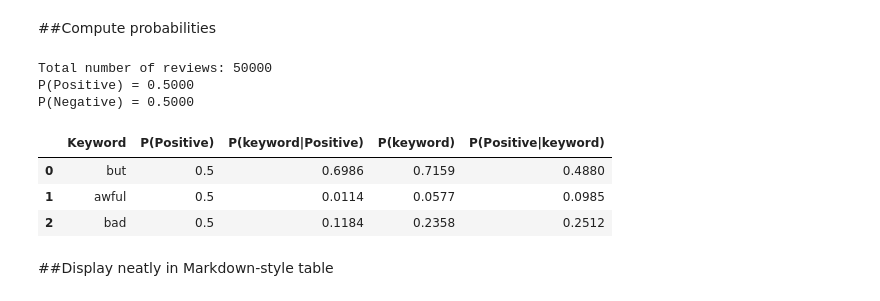
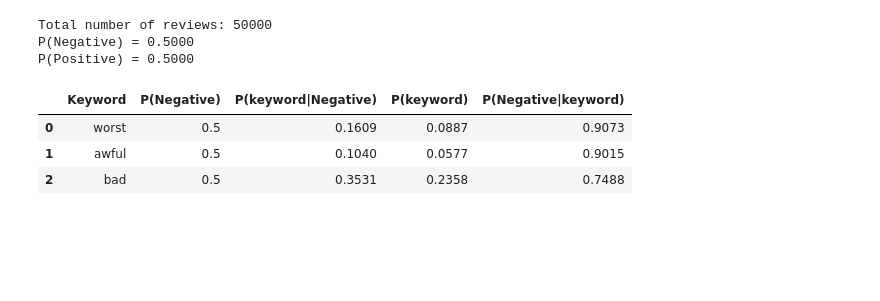
Before and after one commit to davidbirenzi/Formative-3, a Jupyter notebook: Bayesian-Probability.ipynb, the cells around one changed output. Saved outputs shown, nothing was run; the diff lists cells and outputs as text; code cells hidden in the pictures; blank space fills up the shorter version.

```diff
--- a/Bayesian Probability.ipynb
+++ b/Bayesian-Probability.ipynb
@@ -73,63 +54,51 @@ df["review"] = df["review"].str.lower()
 # %%
 keywords = ["worst", "awful", "bad"]
-# %% [markdown]
-##Compute probabilities
+# %%
+N = len(df)
+p_negative = len(df[df["sentiment"] == "negative"]) / N
+p_positive = 1 - p_negative
+
+print(f"Total number of reviews: {N}")
+print(f"P(Negative) = {p_negative:.4f}")
+print(f"P(Positive) = {p_positive:.4f}")
+# %% [output]
+Total number of reviews: 50000
+P(Negative) = 0.5000
+P(Positive) = 0.5000
 # %%
-# Total number of reviews
-N = len(df)
-
-# Prior probability (Determine the probability of a review being positive)
-p_positive = len(df[df["sentiment"] == "positive"]) / N
-p_negative = 1 - p_positive
-
-print(f"Total number of reviews: {N}")
-print(f"P(Positive) = {p_positive:.4f}")
-print(f"P(Negative) = {p_negative:.4f}")
-
-
-import numpy as np
-
-keywords = ["but", "awful", "bad"]
 results = []
 
-# For each keyword
 for kw in keywords:
-    # Check which reviews contain the keyword
+    # Reviews containing the keyword
     contains_kw = df["review"].str.contains(rf"\b{kw}\b", regex=True, case=False, na=False)
 
-
-    # Marginal probability P(keyword) Probability of the keyword appearing in a reviw
+    # Marginal probability P(keyword)
     p_kw = contains_kw.mean()
 
-    # Likelihood P(keyword|Positive)
-    p_kw_given_pos = (
-        df[contains_kw & (df["sentiment"] == "positive")].shape[0]
-        / df[df["sentiment"] == "positive"].shape[0]
+    # Likelihood P(keyword | Negative)
+    p_kw_given_neg = (
+        df[contains_kw & (df["sentiment"] == "negative")].shape[0]
+        / df[df["sentiment"] == "negative"].shape[0]
     )
 
-    # Using Bayes' Theorem
+    # Posterior: P(Negative | keyword) using Bayes' theorem
     if p_kw > 0:
-        p_pos_given_kw = (p_kw_given_pos * p_positive) / p_kw
+        p_neg_given_kw = (p_kw_given_neg * p_negative) / p_kw
     else:
-        p_pos_given_kw = np.nan
+        p_neg_given_kw = np.nan
 
     results.append({
         "Keyword": kw,
-        "P(Positive)": round(p_positive, 4),
-        "P(keyword|Positive)": round(p_kw_given_pos, 4),
+        "P(Negative)": round(p_negative, 4),
+        "P(keyword|Negative)": round(p_kw_given_neg, 4),
         "P(keyword)": round(p_kw, 4),
-        "P(Positive|keyword)": round(p_pos_given_kw, 4)
+        "P(Negative|keyword)": round(p_neg_given_kw, 4)
     })
 
-results_df = pd.DataFrame(results)
+    results_df = pd.DataFrame(results)
 results_df
 # %% [output]
-Total number of reviews: 50000
-P(Positive) = 0.5000
-P(Negative) = 0.5000
-|  | Keyword | P(Positive) | P(keyword|Positive) | P(keyword) | P(Positive|keyword) |
-| 0 | but | 0.5 | 0.6986 | 0.7159 | 0.4880 |
-| 1 | awful | 0.5 | 0.0114 | 0.0577 | 0.0985 |
-| 2 | bad | 0.5 | 0.1184 | 0.2358 | 0.2512 |
+|  | Keyword | P(Negative) | P(keyword|Negative) | P(keyword) | P(Negative|keyword) |
+| 0 | worst | 0.5 | 0.1609 | 0.0887 | 0.9073 |
+| 1 | awful | 0.5 | 0.1040 | 0.0577 | 0.9015 |
+| 2 | bad | 0.5 | 0.3531 | 0.2358 | 0.7488 |
-# %% [markdown]
-##Display neatly in Markdown-style table
```
Also changed, not shown: parts of 12 cells of this notebook.
